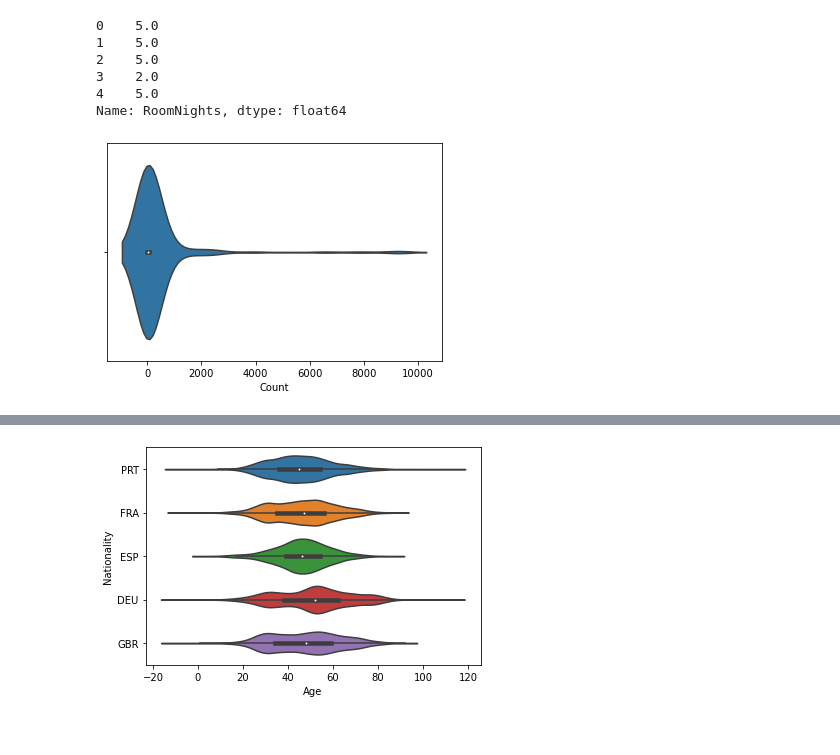
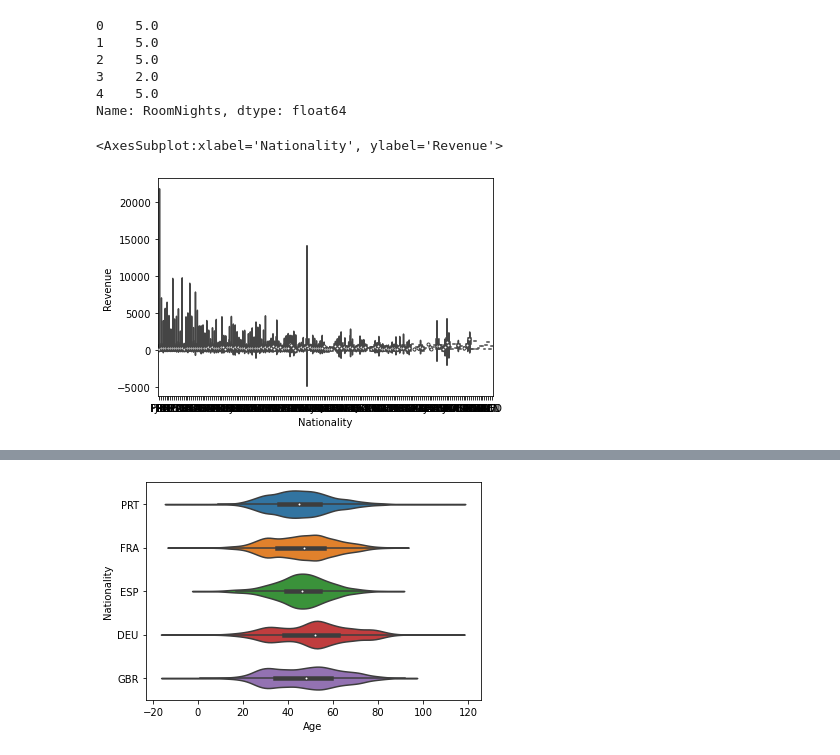
Before and after one commit to zow1e/adv, a Jupyter notebook: Task 2/assignment_task2_student.ipynb, the cells around one changed output, grey strips where cells are left out. Cells and saved outputs as stored; diff of their text form; code cells hidden in the pictures.

```diff
--- a/Task 2/assignment_task2_student.ipynb
+++ b/Task 2/assignment_task2_student.ipynb
@@ -170,6 +170,5 @@ nights = df[nights10]['Nationality'].value_counts().reset_index()
 # %%
-sns.violinplot(x=countnations["Nationality"])
-plt.xlabel('Count')
-plt.show()
+sns.violinplot(data=df, x="Nationality", y='Revenue')
 # %% [output]
+<AxesSubplot:xlabel='Nationality', ylabel='Revenue'>
-[figure, old version]
+[figure, new version]
```
Also changed, not shown: parts of 12 cells of this notebook.
